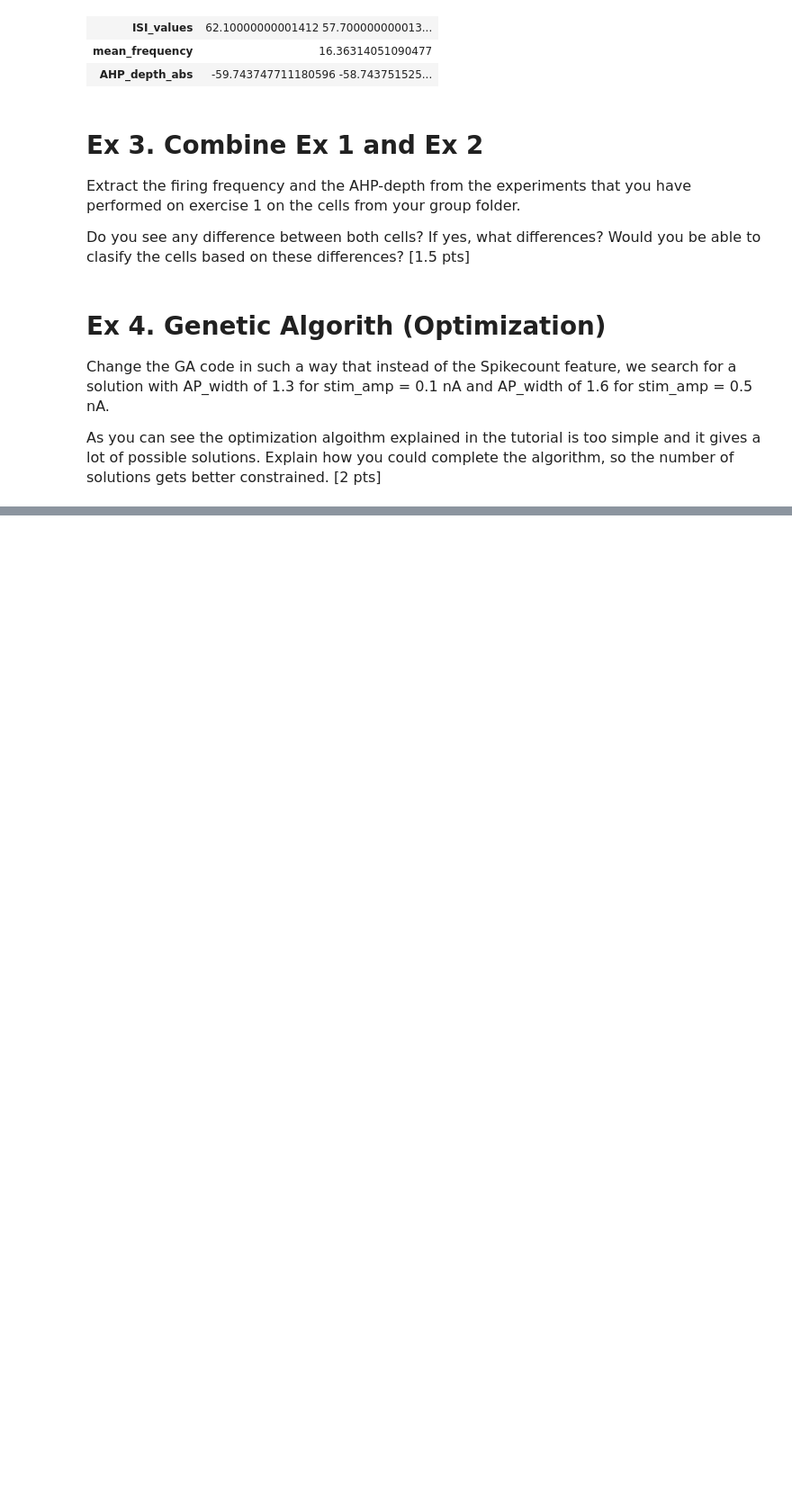
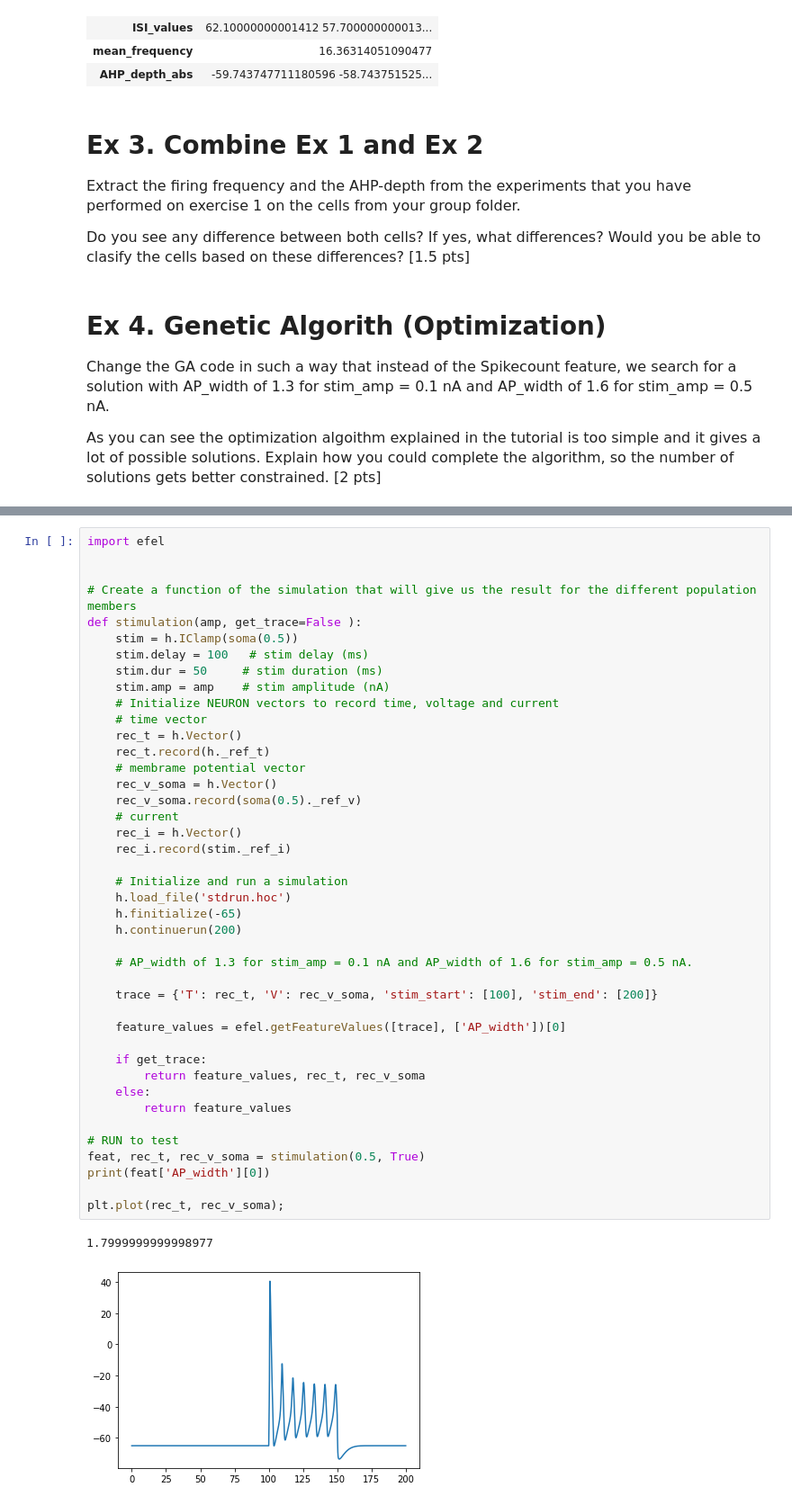
Before and after one commit to jjt20/InSilicoClass, a Jupyter notebook: my_notebooks/Week5/Week5_HomeWork.ipynb, the cells around one changed output, grey strips where cells are left out. Shown at 90% size. Drawn from its saved outputs; the diff is of its cells as text; blank space fills up the shorter version.

```diff
--- a/my_notebooks/Week5/Week5_HomeWork.ipynb
+++ b/my_notebooks/Week5/Week5_HomeWork.ipynb
@@ -483,0 +524,45 @@ IPython.display.HTML(json2html.convert(json=feature_values))
+# %%
+import efel
+
+
+# Create a function of the simulation that will give us the result for the different population members
+def stimulation(amp, get_trace=False ):
+    stim = h.IClamp(soma(0.5))
+    stim.delay = 100   # stim delay (ms)
+    stim.dur = 50     # stim duration (ms)
+    stim.amp = amp    # stim amplitude (nA)
+    # Initialize NEURON vectors to record time, voltage and current
+    # time vector
+    rec_t = h.Vector()
+    rec_t.record(h._ref_t)
+    # membrame potential vector
+    rec_v_soma = h.Vector()
+    rec_v_soma.record(soma(0.5)._ref_v)
+    # current
+    rec_i = h.Vector()
+    rec_i.record(stim._ref_i)
+
+    # Initialize and run a simulation
+    h.load_file('stdrun.hoc')
+    h.finitialize(-65)
+    h.continuerun(200)
+
+    # AP_width of 1.3 for stim_amp = 0.1 nA and AP_width of 1.6 for stim_amp = 0.5 nA.
+
+    trace = {'T': rec_t, 'V': rec_v_soma, 'stim_start': [100], 'stim_end': [200]}
+
+    feature_values = efel.getFeatureValues([trace], ['AP_width'])[0]
+
+    if get_trace:
+        return feature_values, rec_t, rec_v_soma
+    else:
+        return feature_values
+
+# RUN to test
+feat, rec_t, rec_v_soma = stimulation(0.5, True)
+print(feat['AP_width'][0])
+
+plt.plot(rec_t, rec_v_soma);
+# %% [output]
+1.7999999999998977
+[figure, added]
```
Also changed, not shown: parts of 17 cells of this notebook, 1 other file.
